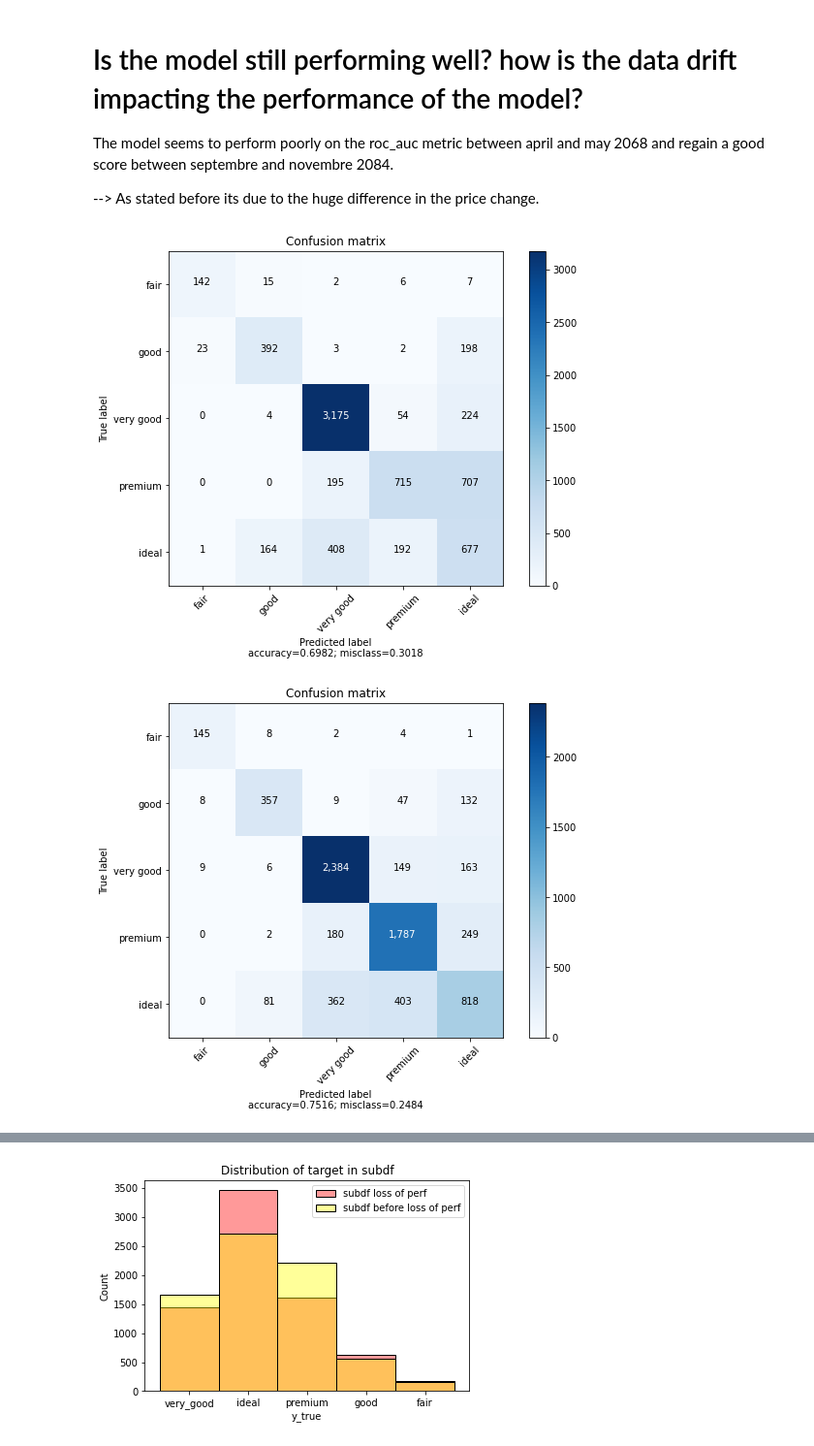
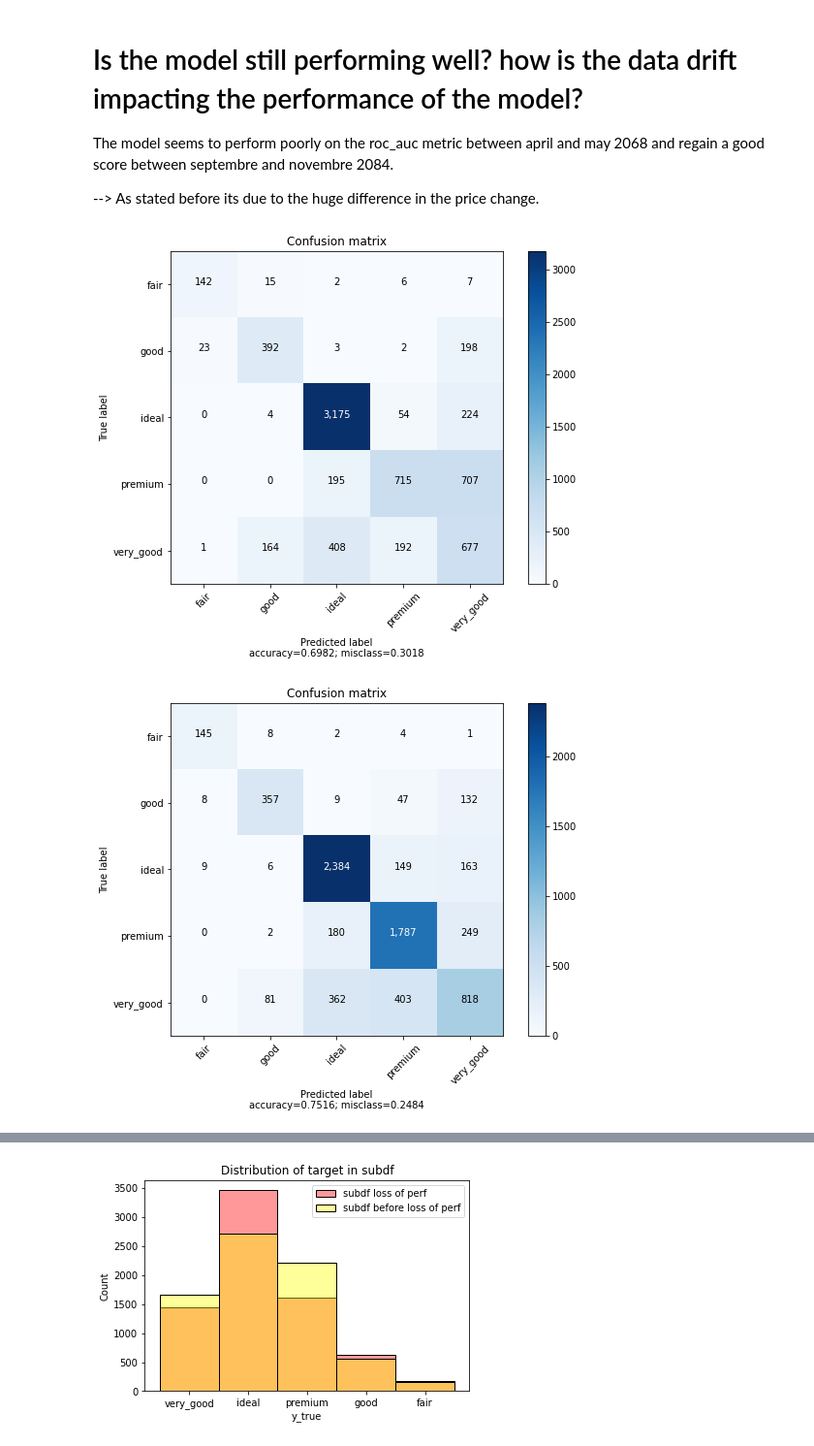
Before and after one commit to ieXLnc/Diamonds_data, a Jupyter notebook: Diamonds Analyse data.ipynb, the cells around one changed output, grey strips where cells are left out. Shown at 97% size. Cells and saved outputs as stored; diff of their text form; code cells hidden in the pictures.

```diff
--- a/Diamonds Analyse data.ipynb
+++ b/Diamonds Analyse data.ipynb
@@ -209,29 +209,31 @@ The model seems to perform poorly on the roc_auc metric between april and may 20
 # %%
 from sklearn.metrics import classification_report
 from sklearn.metrics import confusion_matrix
 
 # y_pred/true of a subset during the roc_auc score problem detected by nannyml
 y_pred = subset_df_1.y_pred
 y_true = subset_df_1.y_true
 
-report = classification_report(y_true=y_true, y_pred=y_pred)
+report_1 = classification_report(y_true=y_true, y_pred=y_pred)
 
 # Confusion matrix
 matrix = confusion_matrix(y_true=y_true, y_pred=y_pred)
 
-plot_confusion_matrix(matrix, ['fair', 'good', 'very good', 'premium', 'ideal'])
+plot_confusion_matrix(matrix, ['fair', 'good', 'ideal', 'premium', 'very_good'])
 
 # -------------------------------------------
 # y_pred/true of the subset before to compare
 y_pred = subset_df.y_pred
 y_true = subset_df.y_true
 
 report = classification_report(y_true=y_true, y_pred=y_pred)
 
 # Confusion matrix
 matrix = confusion_matrix(y_true=y_true, y_pred=y_pred)
 
-plot_confusion_matrix(matrix, ['fair', 'good', 'very good', 'premium', 'ideal'])
+plot_confusion_matrix(matrix, ['fair', 'good', 'ideal', 'premium', 'very_good'])
+
+print(report_1, report)
 # %% [output]
-[figure, old version]
+[figure, new version]
-[figure, old version]
+[figure, new version]
```
Also changed, not shown: parts of 5 cells of this notebook.
